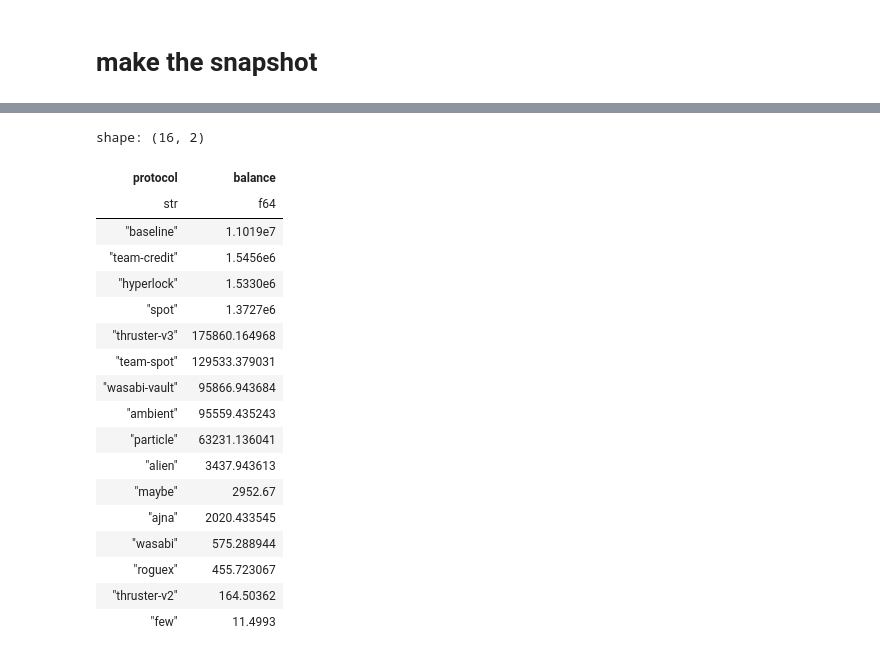
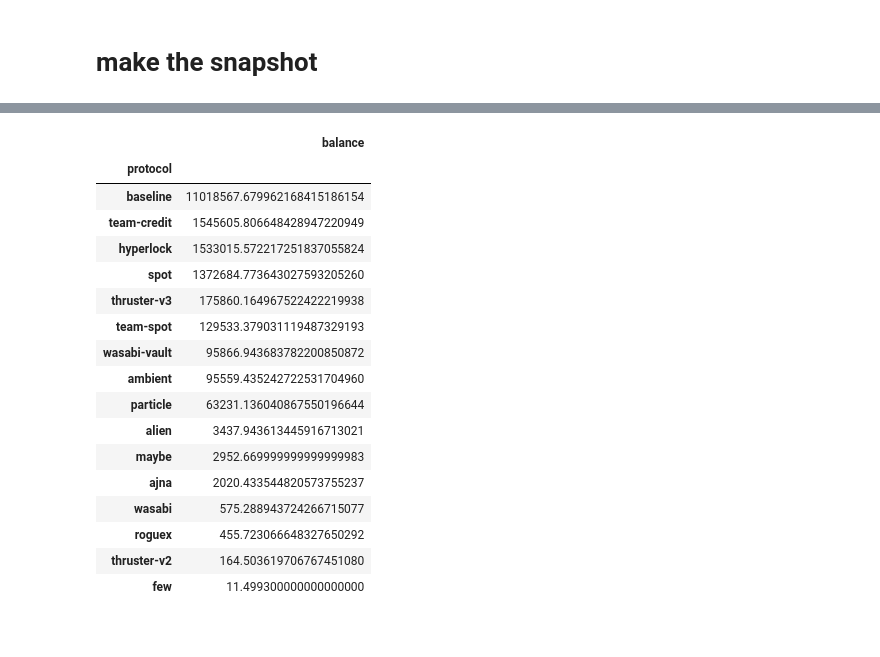
Before and after one commit to banteg/baseline-snapshot, a Jupyter notebook: baseline-snapshot.ipynb, the cells around one changed output, grey strips where cells are left out. Drawn from its saved outputs; the diff is of its cells as text; code cells hidden in the pictures.

Commit message:
feat: use fractions and pandas

```diff
--- a/baseline-snapshot.ipynb
+++ b/baseline-snapshot.ipynb
@@ -823,7 +827,7 @@ def unwrap_wasabi(a):
             protocol="wasabi",
             user=p["trader"],
             token=p[currency],
-            balance=eth(p[amount_field] / total * spot_balances[a]),
+            balance=eth(Fraction(p[amount_field], total) * spot_balances[a]),
         )
         for p in active_positions
     ]
@@ -857,7 +861,7 @@ def unwrap_erc20(
             protocol=protocol,
             user=user,
             token=str(yes),
-            balance=eth(balance / total_supply * spot_balances[spot_addr]),
+            balance=eth(Fraction(balance, total_supply) * spot_balances[spot_addr]),
         )
         for user, balance in balances.items()
     ]
@@ -1122,31 +1125,41 @@ with open('snapshot_data.csv', 'wt') as f:
-# %%
-pl.Config.set_tbl_rows(20)
-pl.Config.set_fmt_str_lengths(50)
-
-df = pl.DataFrame(snapshot, schema_overrides={"balance": pl.Float64})
-(
-    df.filter(pl.col("token") == str(yes))
-    .group_by("protocol")
-    .agg(pl.sum("balance"))
-    .sort("balance", descending=True)
-)
-# %% [output]
-shape: (16, 2)
-| protocol | balance |
-| str | f64 |
-| "baseline" | 1.1019e7 |
-| "team-credit" | 1.5456e6 |
-| "hyperlock" | 1.5330e6 |
-| "spot" | 1.3727e6 |
-| "thruster-v3" | 175860.164968 |
-| "team-spot" | 129533.379031 |
-| "wasabi-vault" | 95866.943684 |
-| "ambient" | 95559.435243 |
-| "particle" | 63231.136041 |
-| "alien" | 3437.943613 |
-| "maybe" | 2952.67 |
-| "ajna" | 2020.433545 |
-| "wasabi" | 575.288944 |
-| "roguex" | 455.723067 |
-| "thruster-v2" | 164.50362 |
-| "few" | 11.4993 |
+# %%
+# cast fractions to decimal
+df_data = [
+    {
+        "source": item.source,
+        "protocol": item.protocol,
+        "user": item.user,
+        "token": item.token,
+        "balance": item.balance_eth,
+    }
+    for item in snapshot
+]
+# %%
+df = pd.DataFrame(df_data)
+df.to_csv('snapshot_data.csv', index=False)
+# %%
+(
+    df[df["token"] == str(yes)]
+    .groupby("protocol")
+    .agg({"balance": "sum"})
+    .sort_values("balance", ascending=False)
+)
+# %% [output]
+|  | balance |
+| protocol |  |
+| baseline | 11018567.679962168415186154 |
+| team-credit | 1545605.806648428947220949 |
+| hyperlock | 1533015.572217251837055824 |
+| spot | 1372684.773643027593205260 |
+| thruster-v3 | 175860.164967522422219938 |
+| team-spot | 129533.379031119487329193 |
+| wasabi-vault | 95866.943683782200850872 |
+| ambient | 95559.435242722531704960 |
+| particle | 63231.136040867550196644 |
+| alien | 3437.943613445916713021 |
+| maybe | 2952.669999999999999983 |
+| ajna | 2020.433544820573755237 |
+| wasabi | 575.288943724266715077 |
+| roguex | 455.723066648327650292 |
+| thruster-v2 | 164.503619706767451080 |
+| few | 11.499300000000000000 |
```
Also changed, not shown: parts of 12 cells of this notebook, 3 other files.
